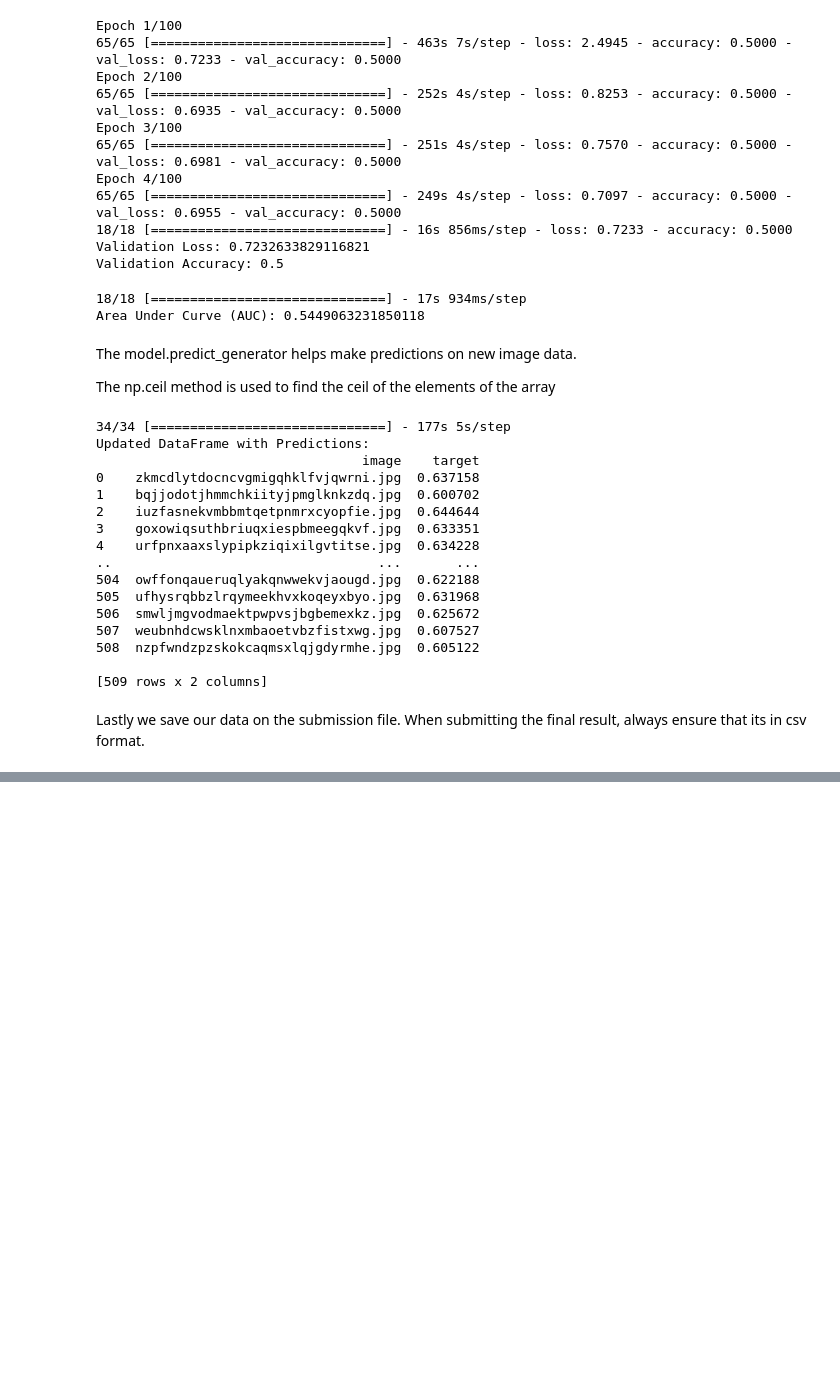
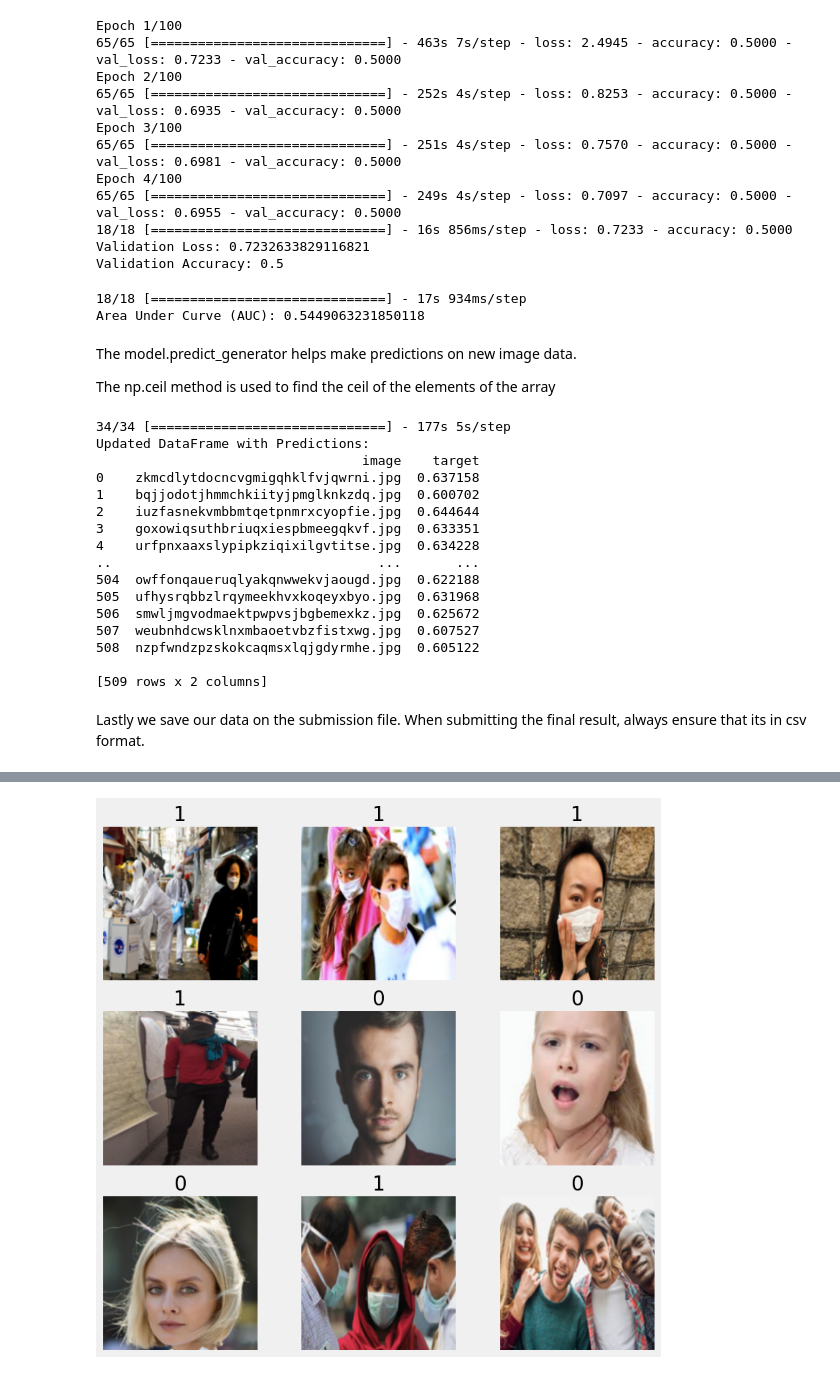
Before and after one commit to Virgo-Alpha/Mask_Detection, a Jupyter notebook: detector.ipynb, the cells around one changed output, grey strips where cells are left out. Saved outputs shown, nothing was run; the diff lists cells and outputs as text; code cells hidden in the pictures; blank space fills up the shorter version.

```diff
--- a/detector.ipynb
+++ b/detector.ipynb
@@ -452,0 +477,7 @@ Lastly we save our data on the submission file. When submitting the final result
+# %%
+import copy
+
+df = copy.deepcopy(train_labels)
+
+df['file_path'] = 'all_data/'+df['image']+'.JPG'
+df.head(3)
@@ -452,0 +489,5 @@ Lastly we save our data on the submission file. When submitting the final result
+# %%
+# Set up a consistent validation set, to use for local scoring and comparing our different models
+df = df.sample(frac=1.0).reset_index() # Shuffle for good measure
+df['val'] = [int(random.random()>0.8) for _ in df.values] # 80% train, 20% val
+df['val'].value_counts() # Check the number of rows in train (0) and val(1)
@@ -452,0 +502,52 @@ Lastly we save our data on the submission file. When submitting the final result
+# %%
+# We're using custom functions to get the input image and the label
+from fastai.data.all import *
+from fastai.vision.all import *
+from fastai.vision.augment import Resize
+from PIL import Image
+
+def get_x(ID):
+    # Load the image
+    im = Image.open(f'/content/drive/My Drive/Colab Notebooks/Data/images/{ID}')
+
+    # Convert grayscale image to RGB if it has only one channel
+    if im.mode == 'L':
+        im = im.convert('RGB')
+
+    # Resize the image to a consistent size if needed
+    im = im.resize((224, 224))
+
+    # Return the image as a numpy array
+    return np.array(im)
+
+# And the label
+def get_y(ID):
+  label = df.loc[df.image == ID]['target'].values[0]
+  return int(label)
+
+# Get the list of Image IDS:
+def get_im_ids(path):
+  return df.image.values
+
+# And build the datablock
+dblock = DataBlock(
+    blocks=(ImageBlock, CategoryBlock),
+    get_items=get_im_ids,
+    get_x=get_x,
+    get_y=get_y,
+    splitter=IndexSplitter(np.argwhere(df['val'].values == 1)),
+    batch_tfms=aug_transforms(size=224, min_scale=0.75),
+    # Add Resize transform to ensure all images have the same size
+    item_tfms=Resize((224, 224))
+)
+dls = dblock.dataloaders(
+    Path(''),
+    bs=16,
+    seed=42,
+    item_tfms = Resize(244),
+    batch_tfms=[*aug_transforms(size=(244,244)),
+                Normalize.from_stats(*imagenet_stats)],
+    )
+dls.show_batch()
+# %% [output]
+[figure, added]
```
Also changed, not shown: parts of 14 cells of this notebook.
